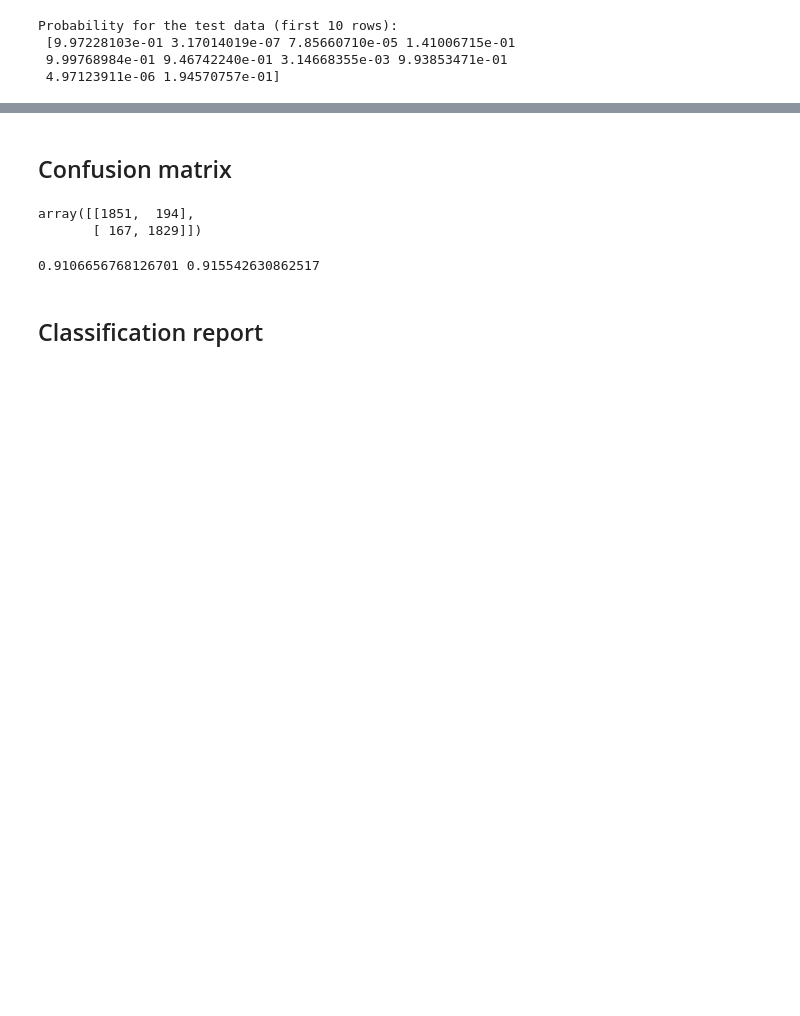
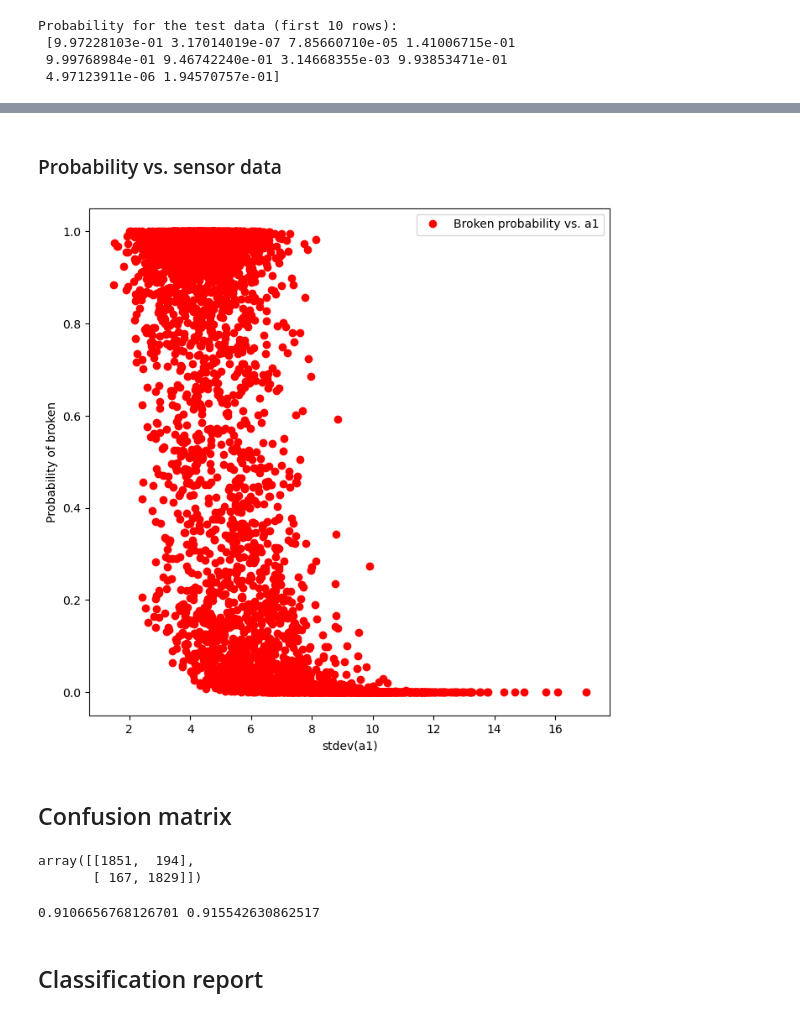
Before and after one commit to therobotacademy/kaggle-gearbox-analysis, a Jupyter notebook: data/Advanced_LogisticRegression_of_GearboxFault.ipynb, the cells around one changed output, grey strips where cells are left out. Cells and saved outputs as stored; diff of their text form; code cells hidden in the pictures; blank space fills up the shorter version.

```diff
--- a/data/Advanced_LogisticRegression_of_GearboxFault.ipynb
+++ b/data/Advanced_LogisticRegression_of_GearboxFault.ipynb
@@ -102,3 +127,24 @@ Name: failure, Length: 4041, dtype: int64
+# %% [markdown]
+### Probability vs. sensor data
+# %%
+plt.figure(figsize = (8,8), dpi=100)
+
+a1 = X_test.iloc[:,0]
+a2 = X_test.iloc[:,1]
+a3 = X_test.iloc[:,2]
+a4 = X_test.iloc[:,3]
+
+plt.plot(a1, y_prob, 'o', color='red', label = "Broken probability vs. a1")
+#plt.plot(y_pred, y_prob, 'o', color='black');
+
+plt.xlabel('stdev(a1)')
+plt.ylabel('Probability of broken')
+
+plt.legend()
+
+plt.show()
+# %% [output]
+[figure, added]
 # %% [markdown]
 ## Confusion matrix
 # %%
```
Also changed, not shown: parts of 9 cells of this notebook.
